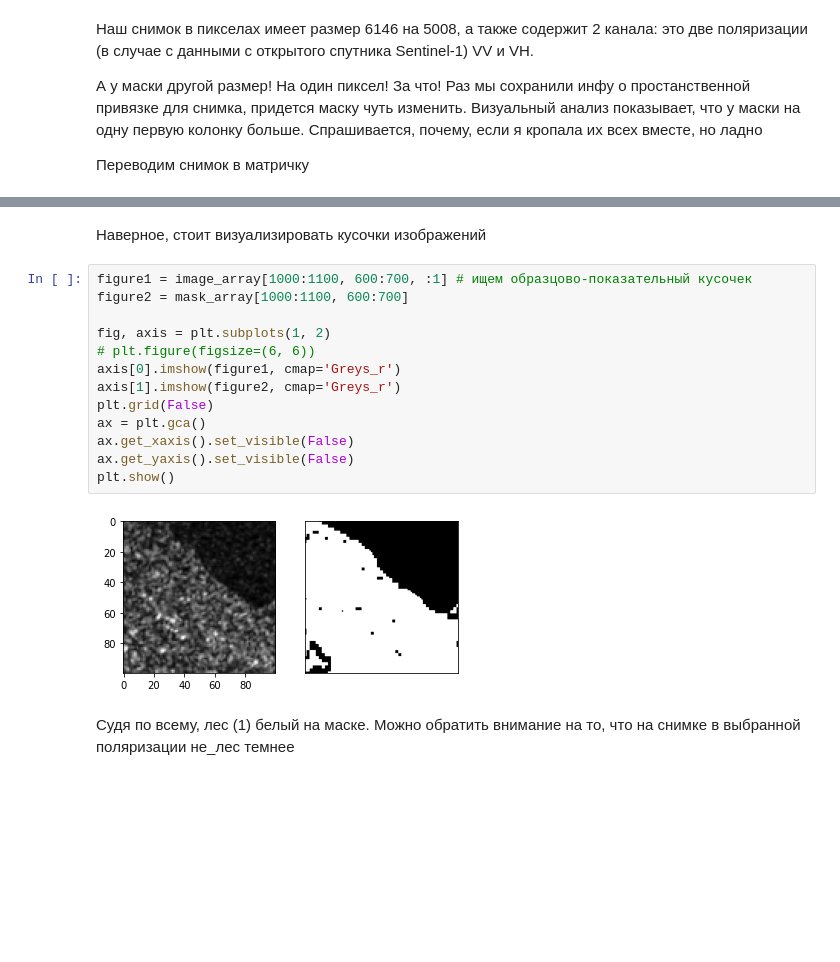
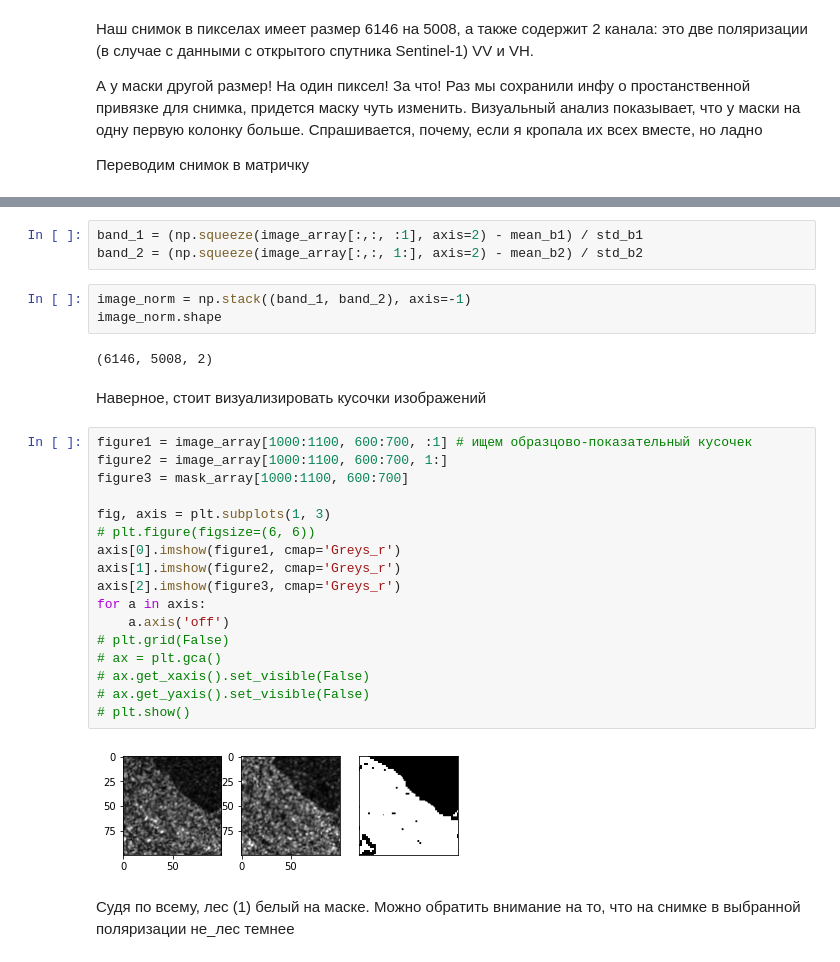
Before and after one commit to SozAnna/S1_Sakha_classification, a Jupyter notebook: Forest_mask_nn.ipynb, the cells around one changed output, grey strips where cells are left out. Cells and saved outputs as stored; diff of their text form; blank space fills up the shorter version.

```diff
--- a/Forest_mask_nn.ipynb
+++ b/Forest_mask_nn.ipynb
@@ -203,19 +213,31 @@ True
+# %%
+band_1 = (np.squeeze(image_array[:,:, :1], axis=2) - mean_b1) / std_b1
+band_2 = (np.squeeze(image_array[:,:, 1:], axis=2) - mean_b2) / std_b2
+# %%
+image_norm = np.stack((band_1, band_2), axis=-1)
+image_norm.shape
+# %% [output]
+(6146, 5008, 2)
 # %% [markdown]
 Наверное, стоит визуализировать кусочки изображений
 # %%
 figure1 = image_array[1000:1100, 600:700, :1] # ищем образцово-показательный кусочек
-figure2 = mask_array[1000:1100, 600:700]
+figure2 = image_array[1000:1100, 600:700, 1:]
+figure3 = mask_array[1000:1100, 600:700]
 
-fig, axis = plt.subplots(1, 2)
+fig, axis = plt.subplots(1, 3)
 # plt.figure(figsize=(6, 6))
 axis[0].imshow(figure1, cmap='Greys_r')
 axis[1].imshow(figure2, cmap='Greys_r')
-plt.grid(False)
-ax = plt.gca()
-ax.get_xaxis().set_visible(False)
-ax.get_yaxis().set_visible(False)
-plt.show()
+axis[2].imshow(figure3, cmap='Greys_r')
+for a in axis:
+    a.axis('off')
+# plt.grid(False)
+# ax = plt.gca()
+# ax.get_xaxis().set_visible(False)
+# ax.get_yaxis().set_visible(False)
+# plt.show()
 # %% [output]
-[figure, old version]
+[figure, new version]
 # %% [markdown]
 Судя по всему, лес (1) белый на маске. Можно обратить внимание на то, что на снимке в выбранной поляризации не_лес темнее
```
Also changed, not shown: parts of 69 cells of this notebook.
